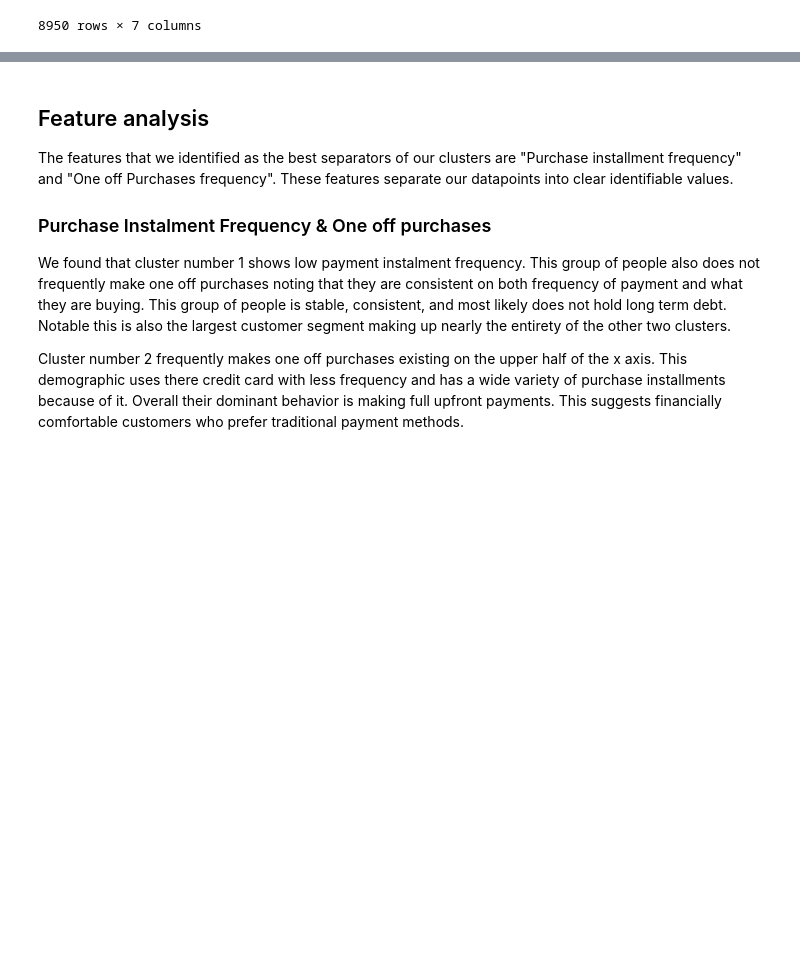
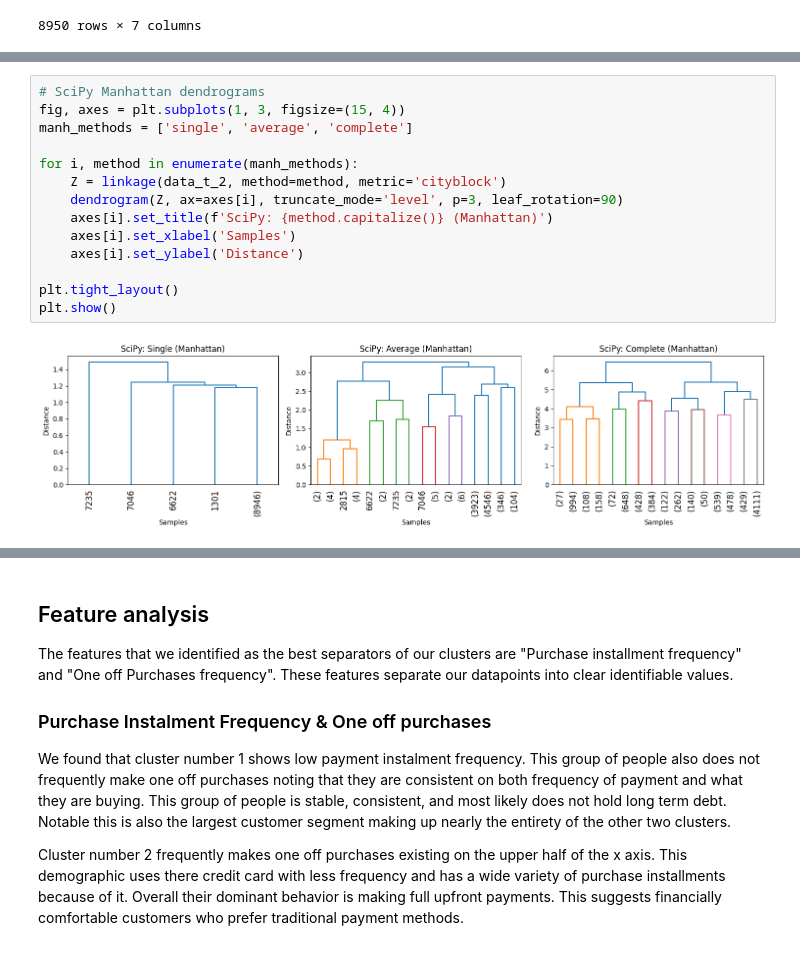
Before and after one commit to Hunteracademic/Unsupervised_assignment_1, a Jupyter notebook: Asg04_Group04_AlexKravtsov_DanielCastiblanco_HunterWard.ipynb, the cells around one changed output, grey strips where cells are left out. Saved outputs shown, nothing was run; the diff lists cells and outputs as text; blank space fills up the shorter version.

```diff
--- a/Asg04_Group04_AlexKravtsov_DanielCastiblanco_HunterWard.ipynb
+++ b/Asg04_Group04_AlexKravtsov_DanielCastiblanco_HunterWard.ipynb
@@ -264,0 +415,16 @@ data_t_2_df
+# %%
+# SciPy Manhattan dendrograms
+fig, axes = plt.subplots(1, 3, figsize=(15, 4))
+manh_methods = ['single', 'average', 'complete']
+
+for i, method in enumerate(manh_methods):
+    Z = linkage(data_t_2, method=method, metric='cityblock')
+    dendrogram(Z, ax=axes[i], truncate_mode='level', p=3, leaf_rotation=90)
+    axes[i].set_title(f'SciPy: {method.capitalize()} (Manhattan)')
+    axes[i].set_xlabel('Samples')
+    axes[i].set_ylabel('Distance')
+
+plt.tight_layout()
+plt.show()
+# %% [output]
+[figure, added]
```
Also changed, not shown: parts of 17 cells of this notebook.
